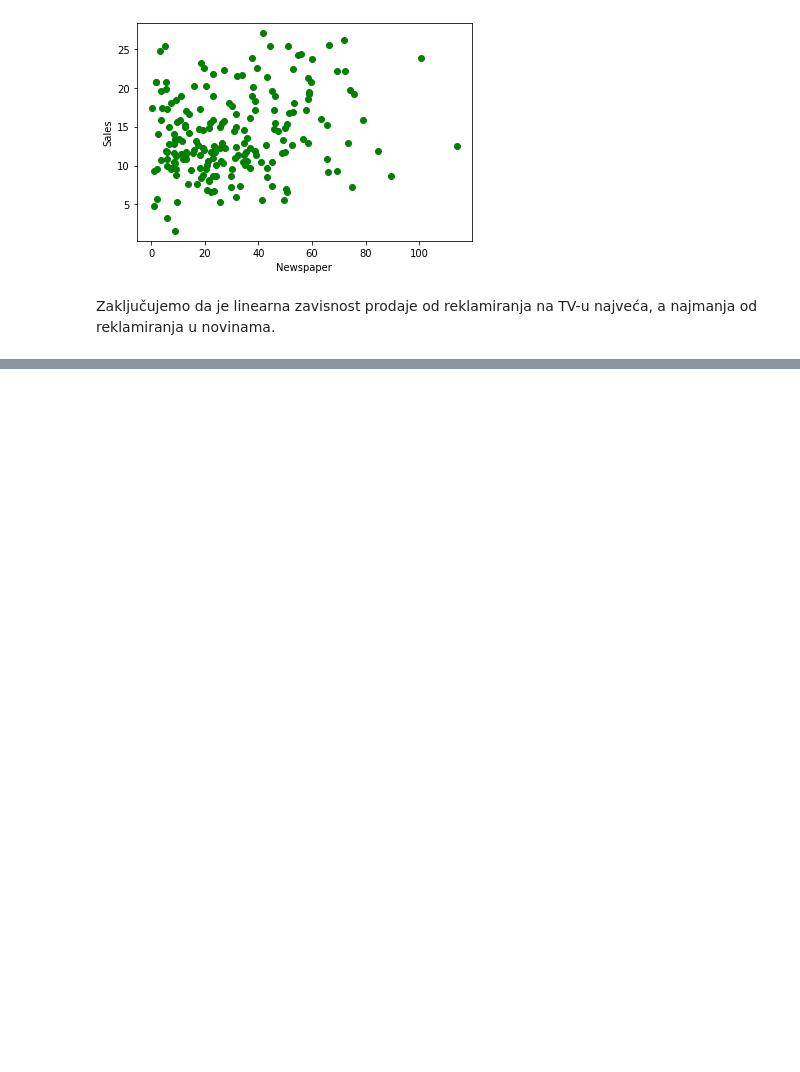
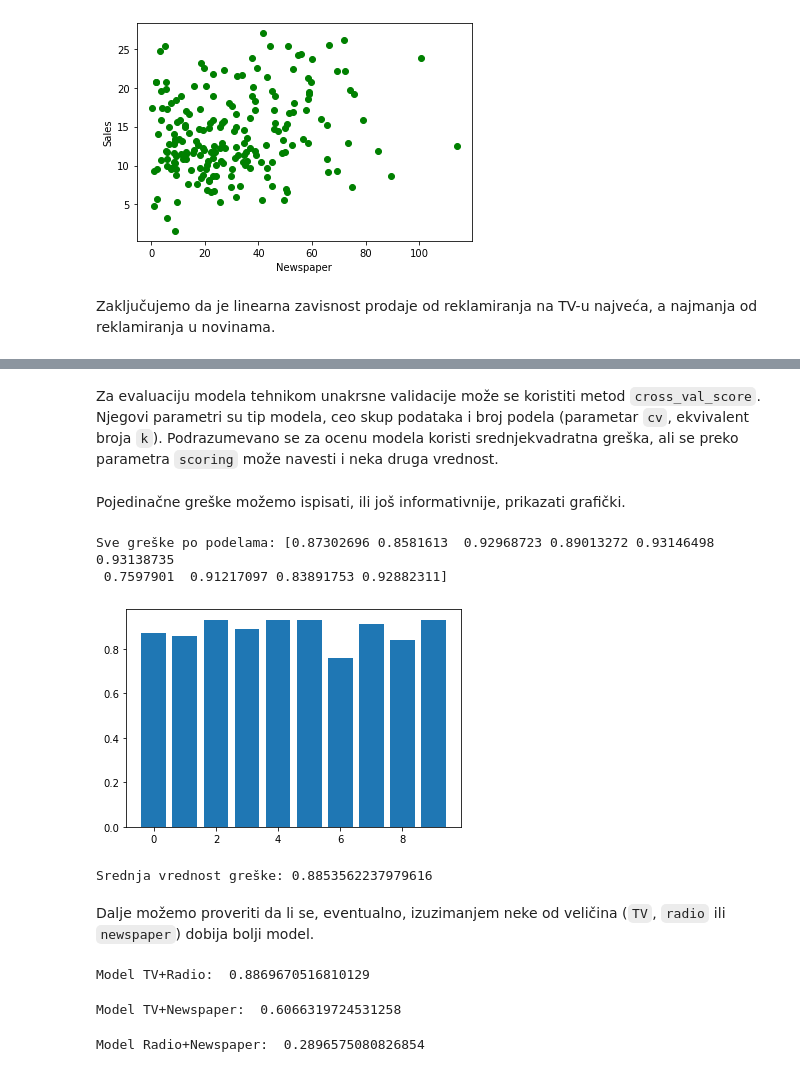
Before and after one commit to matf-ni/materijali-sa-vezbi-2021, a Jupyter notebook: 02-srednjekvadratna-aproksimacija/03-Linearna regresija.ipynb, the cells around one changed output, grey strips where cells are left out. Drawn from its saved outputs; the diff is of its cells as text; code cells hidden in the pictures; blank space fills up the shorter version.

```diff
--- a/02-srednjekvadratna-aproksimacija/03-Linearna regresija.ipynb
+++ b/02-srednjekvadratna-aproksimacija/03-Linearna regresija.ipynb
@@ -131,13 +143,0 @@ Kod ovakvog modeliranja, može se dogoditi da se problem previše prilagodi skup
-# %%
-from sklearn import model_selection
-
-# train_size predstavlja deo podataka za treniranje
-# test_size predstavlja deo podataka za testiranje
-# random_state se odnosi na seed
-xtrain, xtest, ytrain, ytest \
-= model_selection.train_test_split(tv_radio_newspaper, sales, test_size=0.33, random_state=1)
-reg_train_test = linear_model.LinearRegression()
-reg_train_test.fit(xtrain, ytrain)
-print(reg_train_test.coef_)
-print(reg_train_test.intercept_)
-print('R^2:', reg_train_test.score(xtest, ytest))
@@ -187,0 +148,3 @@ Rezultati ukazuju na najbolje ponašanje modela koji sadrži samo veličine TV i
+# %%
+model = linear_model.LinearRegression()
+model.fit(tv_radio_newspaper, sales)
@@ -187,0 +169,2 @@ Rezultati ukazuju na najbolje ponašanje modela koji sadrži samo veličine TV i
+# %%
+tv_radio_newspaper_train, tv_radio_newspaper_test, sales_train, sales_test = model_selection.train_test_split(tv_radio_newspaper, sales, test_size=0.33, random_state=1)
@@ -187,0 +208,48 @@ Rezultati ukazuju na najbolje ponašanje modela koji sadrži samo veličine TV i
+# %% [markdown]
+Za evaluaciju modela tehnikom unakrsne validacije može se koristiti metod `cross_val_score`. Njegovi parametri su tip modela, ceo skup podataka i broj podela (parametar `cv`, ekvivalent broja `k`). Podrazumevano se za ocenu modela koristi srednjekvadratna greška, ali se preko parametra `scoring` može navesti i neka druga vrednost.
+# %%
+model = linear_model.LinearRegression()
+scores = model_selection.cross_val_score(model, tv_radio_newspaper, sales, cv = 10)
+# %% [markdown]
+Pojedinačne greške možemo ispisati, ili još informativnije, prikazati grafički.
+# %%
+print('Sve greške po podelama:', scores)
+# %% [output]
+Sve greške po podelama: [0.87302696 0.8581613  0.92968723 0.89013272 0.93146498 0.93138735
+ 0.7597901  0.91217097 0.83891753 0.92882311]
+# %%
+cv = 10
+plt.bar(np.arange(0, cv), scores)
+plt.show()
+# %% [output]
+[figure, added]
+# %%
+print('Srednja vrednost greške:', scores.mean())
+# %% [output]
+Srednja vrednost greške: 0.8853562237979616
+# %% [markdown]
+Dalje možemo proveriti da li se, eventualno, izuzimanjem neke od veličina (`TV`, `radio` ili `newspaper`) dobija bolji model.
+# %%
+model_tv_radio = linear_model.LinearRegression()
+tv_radio = data[['TV', 'Radio']]
+scores = model_selection.cross_val_score(model_tv_radio, tv_radio, sales, cv = 10)
+final_score = scores.mean()
+print('Model TV+Radio: ', final_score)
+# %% [output]
+Model TV+Radio:  0.8869670516810129
+# %%
+model_tv_newspaper = linear_model.LinearRegression()
+tv_newspaper = data[['TV', 'Newspaper']]
+scores = model_selection.cross_val_score(model_tv_newspaper, tv_newspaper, sales, cv = 10)
+final_score = scores.mean()
+print('Model TV+Newspaper: ', final_score)
+# %% [output]
+Model TV+Newspaper:  0.6066319724531258
+# %%
+model_radio_newspaper = linear_model.LinearRegression()
+radio_newspaper = data[['Radio', 'Newspaper']]
+scores = model_selection.cross_val_score(model_radio_newspaper, radio_newspaper, sales, cv = 10)
+final_score = scores.mean()
+print('Model Radio+Newspaper: ', final_score)
+# %% [output]
+Model Radio+Newspaper:  0.2896575080826854
```
Also changed, not shown: parts of 72 cells of this notebook, 21 other files.
